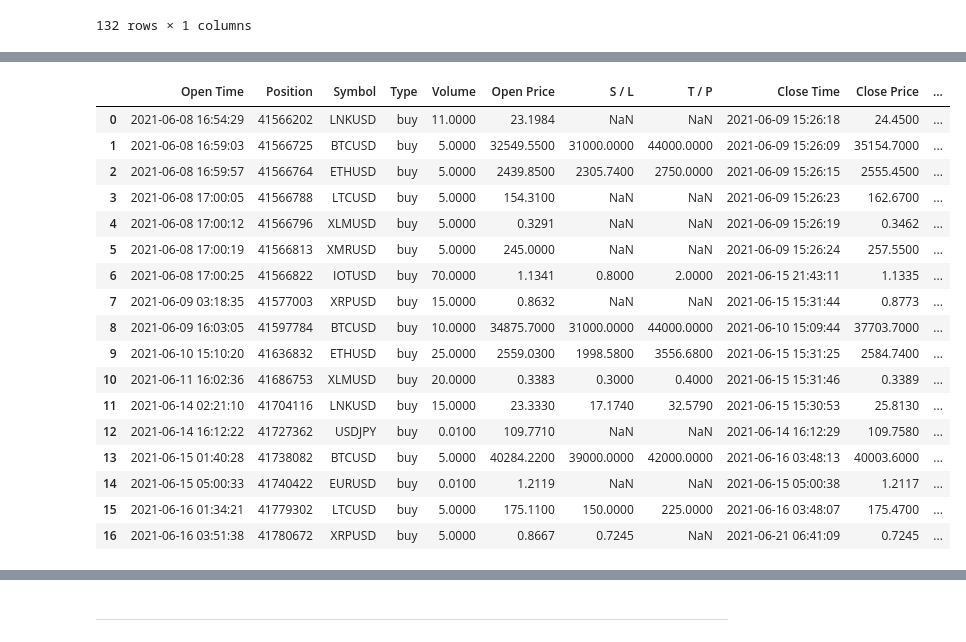
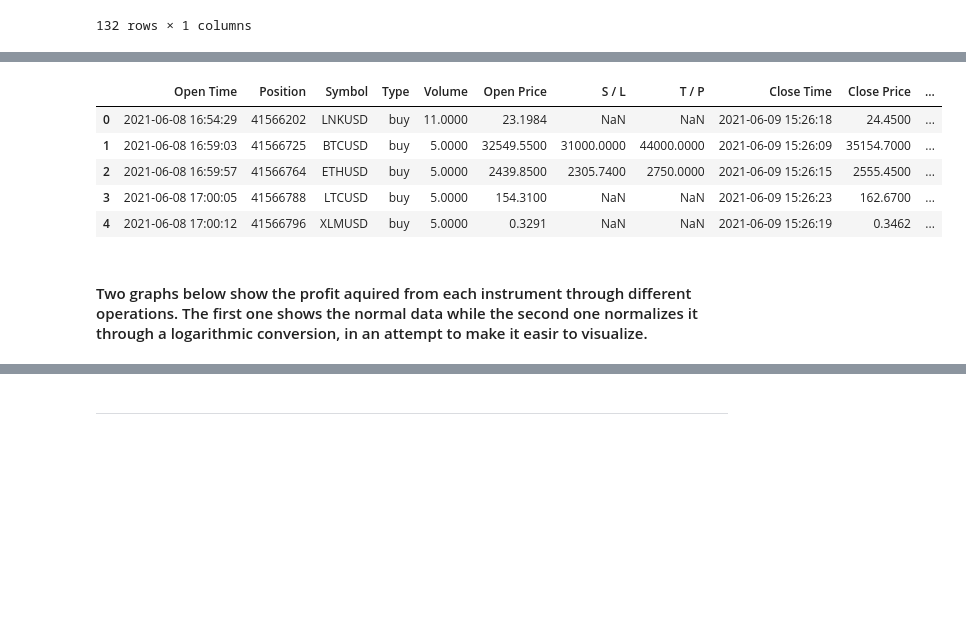
Before and after one commit to HKael/MYST-3, a Jupyter notebook: notebook.ipynb, the cells around one changed output, grey strips where cells are left out. Saved outputs shown, nothing was run; the diff lists cells and outputs as text; code cells hidden in the pictures; blank space fills up the shorter version.

Commit message:
Updated extra visuals

```diff
--- a/notebook.ipynb
+++ b/notebook.ipynb
@@ -152,21 +144,11 @@ historical_data_2
 # %%
-historical_data_3
+historical_data_3.head(5)
 # %% [output]
 |  | Open Time | Position | Symbol | Type | Volume | Open Price | S / L | T / P | Close Time | Close Price | ... |
 | 0 | 2021-06-08 16:54:29 | 41566202 | LNKUSD | buy | 11.0000 | 23.1984 | NaN | NaN | 2021-06-09 15:26:18 | 24.4500 | ... |
 | 1 | 2021-06-08 16:59:03 | 41566725 | BTCUSD | buy | 5.0000 | 32549.5500 | 31000.0000 | 44000.0000 | 2021-06-09 15:26:09 | 35154.7000 | ... |
 | 2 | 2021-06-08 16:59:57 | 41566764 | ETHUSD | buy | 5.0000 | 2439.8500 | 2305.7400 | 2750.0000 | 2021-06-09 15:26:15 | 2555.4500 | ... |
 | 3 | 2021-06-08 17:00:05 | 41566788 | LTCUSD | buy | 5.0000 | 154.3100 | NaN | NaN | 2021-06-09 15:26:23 | 162.6700 | ... |
 | 4 | 2021-06-08 17:00:12 | 41566796 | XLMUSD | buy | 5.0000 | 0.3291 | NaN | NaN | 2021-06-09 15:26:19 | 0.3462 | ... |
-| 5 | 2021-06-08 17:00:19 | 41566813 | XMRUSD | buy | 5.0000 | 245.0000 | NaN | NaN | 2021-06-09 15:26:24 | 257.5500 | ... |
-| 6 | 2021-06-08 17:00:25 | 41566822 | IOTUSD | buy | 70.0000 | 1.1341 | 0.8000 | 2.0000 | 2021-06-15 21:43:11 | 1.1335 | ... |
-| 7 | 2021-06-09 03:18:35 | 41577003 | XRPUSD | buy | 15.0000 | 0.8632 | NaN | NaN | 2021-06-15 15:31:44 | 0.8773 | ... |
-| 8 | 2021-06-09 16:03:05 | 41597784 | BTCUSD | buy | 10.0000 | 34875.7000 | 31000.0000 | 44000.0000 | 2021-06-10 15:09:44 | 37703.7000 | ... |
-| 9 | 2021-06-10 15:10:20 | 41636832 | ETHUSD | buy | 25.0000 | 2559.0300 | 1998.5800 | 3556.6800 | 2021-06-15 15:31:25 | 2584.7400 | ... |
-| 10 | 2021-06-11 16:02:36 | 41686753 | XLMUSD | buy | 20.0000 | 0.3383 | 0.3000 | 0.4000 | 2021-06-15 15:31:46 | 0.3389 | ... |
-| 11 | 2021-06-14 02:21:10 | 41704116 | LNKUSD | buy | 15.0000 | 23.3330 | 17.1740 | 32.5790 | 2021-06-15 15:30:53 | 25.8130 | ... |
-| 12 | 2021-06-14 16:12:22 | 41727362 | USDJPY | buy | 0.0100 | 109.7710 | NaN | NaN | 2021-06-14 16:12:29 | 109.7580 | ... |
-| 13 | 2021-06-15 01:40:28 | 41738082 | BTCUSD | buy | 5.0000 | 40284.2200 | 39000.0000 | 42000.0000 | 2021-06-16 03:48:13 | 40003.6000 | ... |
-| 14 | 2021-06-15 05:00:33 | 41740422 | EURUSD | buy | 0.0100 | 1.2119 | NaN | NaN | 2021-06-15 05:00:38 | 1.2117 | ... |
-| 15 | 2021-06-16 01:34:21 | 41779302 | LTCUSD | buy | 5.0000 | 175.1100 | 150.0000 | 225.0000 | 2021-06-16 03:48:07 | 175.4700 | ... |
-| 16 | 2021-06-16 03:51:38 | 41780672 | XRPUSD | buy | 5.0000 | 0.8667 | 0.7245 | NaN | 2021-06-21 06:41:09 | 0.7245 | ... |
+# %% [markdown]
+#### Two graphs below show the profit aquired from each instrument through different operations. The first one shows the normal data while the second one normalizes it through a logarithmic conversion, in an attempt to make it easir to visualize.
```
Also changed, not shown: parts of 30 cells of this notebook, 1 other file.
